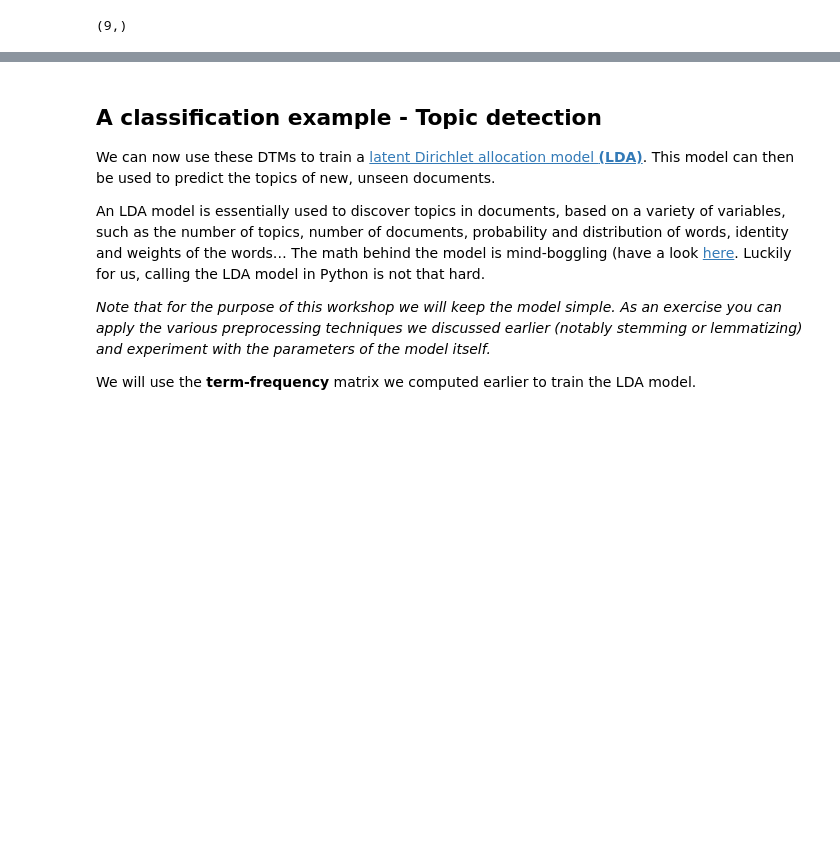
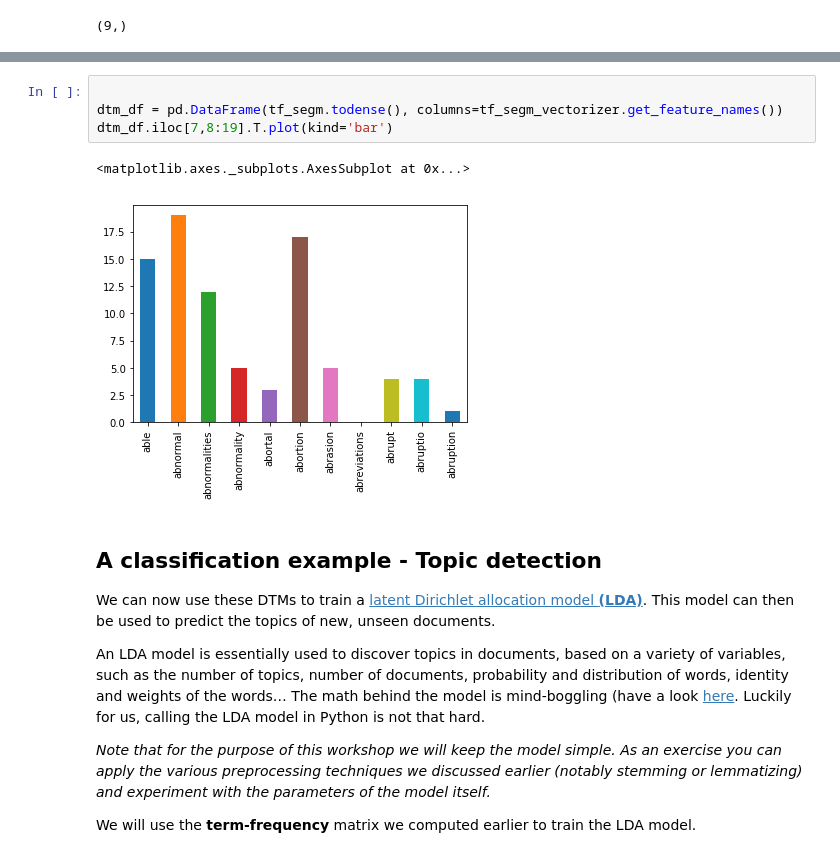
Before and after one commit to rouxrei/disummit2018, a Jupyter notebook: jupyter notebook/DISummit 2018 Tekst Maarten.ipynb, the cells around one changed output, grey strips where cells are left out. Drawn from its saved outputs; the diff is of its cells as text; blank space fills up the shorter version.

```diff
--- a/jupyter notebook/DISummit 2018 Tekst Maarten.ipynb
+++ b/jupyter notebook/DISummit 2018 Tekst Maarten.ipynb
@@ -589,3 +535,10 @@ Name: 0, Length: 7661, dtype: float64
+# %%
+
+dtm_df = pd.DataFrame(tf_segm.todense(), columns=tf_segm_vectorizer.get_feature_names())
+dtm_df.iloc[7,8:19].T.plot(kind='bar')
+# %% [output]
+<matplotlib.axes._subplots.AxesSubplot at 0x...>
+[figure, added]
 # %% [markdown]
 ## A classification example - Topic detection
 We can now use these DTMs to train a [latent Dirichlet allocation model **(LDA)**](https://en.wikipedia.org/wiki/Latent_Dirichlet_allocation).
```
Also changed, not shown: parts of 10 cells of this notebook.
